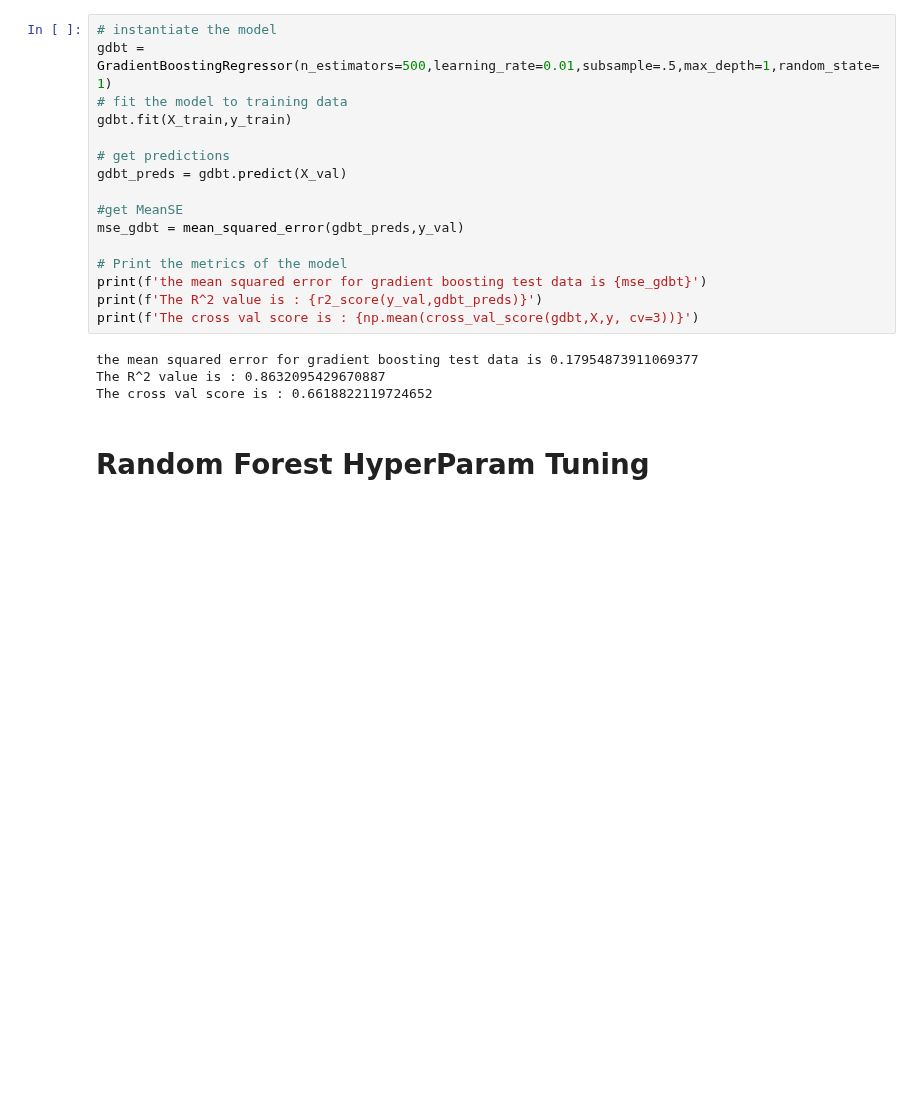
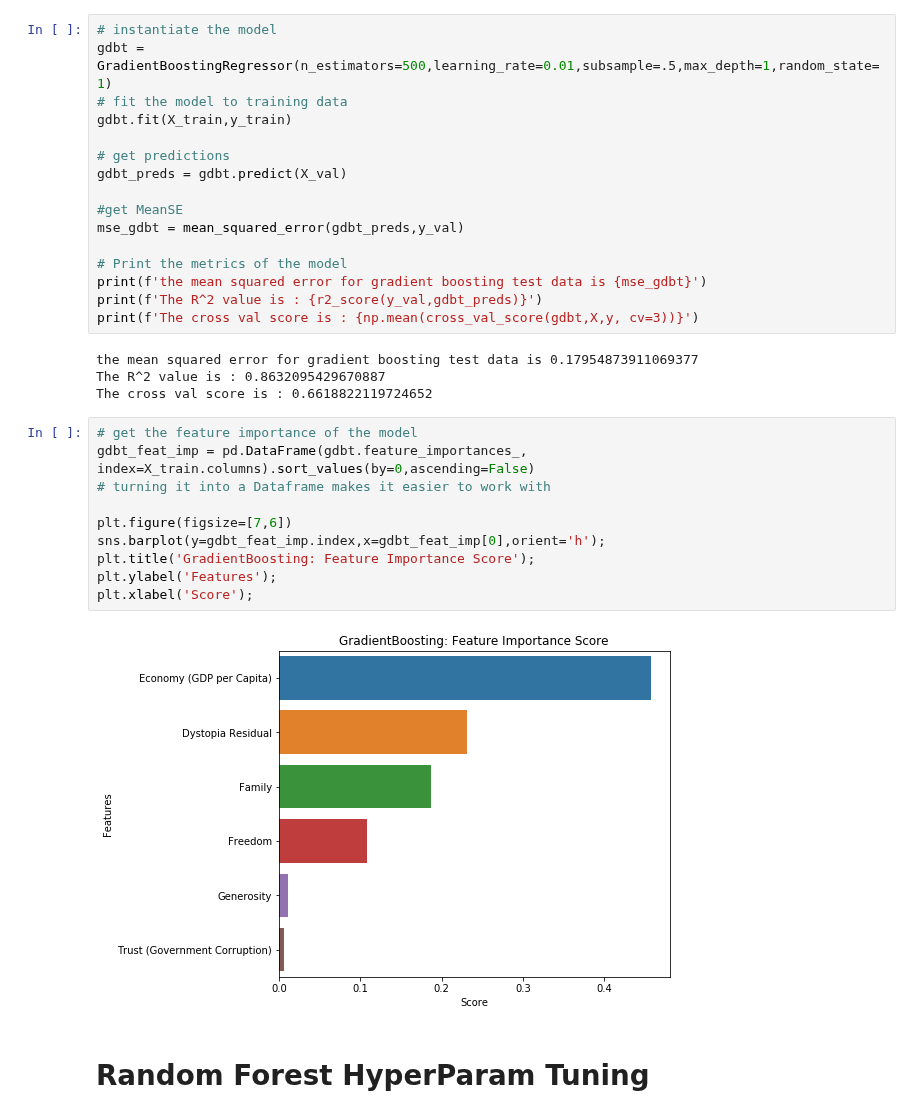
Before and after one commit to ipatel467/Happiness-Index, a Jupyter notebook: HappinessML.ipynb, the cells around one changed output. Drawn from its saved outputs; the diff is of its cells as text; blank space fills up the shorter version.

```diff
--- a/HappinessML.ipynb
+++ b/HappinessML.ipynb
@@ -687,6 +701,18 @@ print(f'The cross val score is : {np.mean(cross_val_score(gdbt,X,y, cv=3))}')
 the mean squared error for gradient boosting test data is 0.17954873911069377
 The R^2 value is : 0.8632095429670887
 The cross val score is : 0.6618822119724652
+# %%
+# get the feature importance of the model
+gdbt_feat_imp = pd.DataFrame(gdbt.feature_importances_, index=X_train.columns).sort_values(by=0,ascending=False)
+# turning it into a Dataframe makes it easier to work with
+
+plt.figure(figsize=[7,6])
+sns.barplot(y=gdbt_feat_imp.index,x=gdbt_feat_imp[0],orient='h');
+plt.title('GradientBoosting: Feature Importance Score');
+plt.ylabel('Features');
+plt.xlabel('Score');
+# %% [output]
+[figure, added]
 # %% [markdown]
 # Random Forest HyperParam Tuning
 # %%
```
Also changed, not shown: parts of 4 cells of this notebook.
